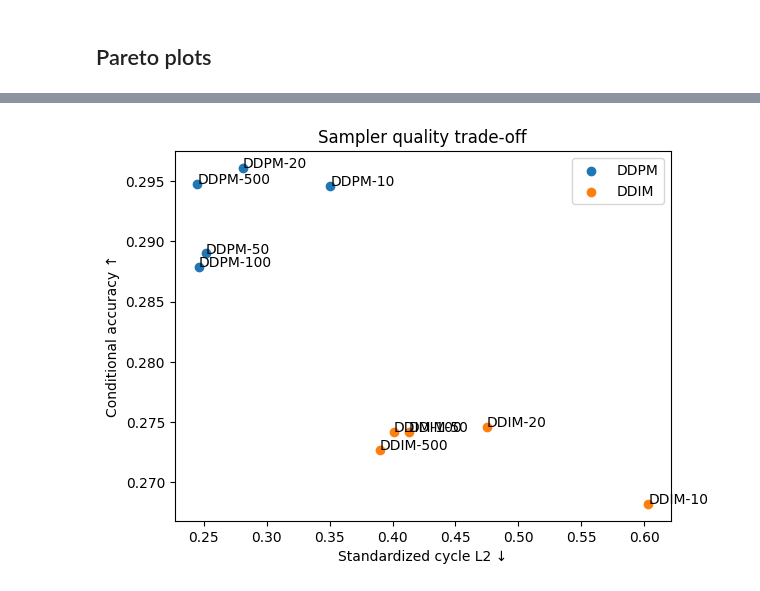
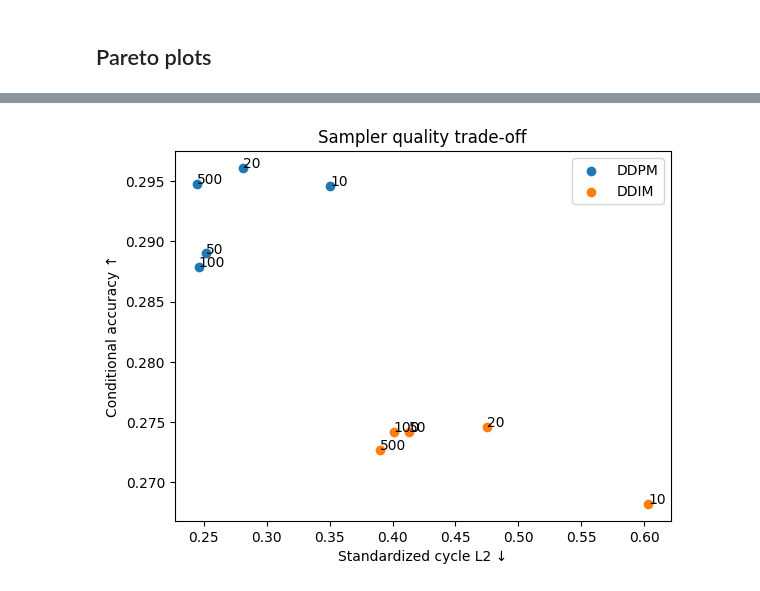
Before and after one commit to GoharKhachatryan/GenAI_project, a Jupyter notebook: notebooks/05_pareto.ipynb, the cells around one changed output, grey strips where cells are left out. Saved outputs shown, nothing was run; the diff lists cells and outputs as text; code cells hidden in the pictures.

Commit message:
#4. Updated Pareto plots for the task 4.

```diff
--- a/notebooks/05_pareto.ipynb
+++ b/notebooks/05_pareto.ipynb
@@ -732,5 +754,5 @@ plt.show()
 # %%
-plt.figure(figsize=(7, 5))
+plt.figure(figsize=(8, 6))
 
 for sampler in ["DDPM", "DDIM"]:
     df = (
@@ -740,25 +762,30 @@ for sampler in ["DDPM", "DDIM"]:
         .sort_values("steps")
     )
 
-    plt.plot(
+    plt.scatter(
         df["steps"],
         df["conditional_accuracy"],
-        marker="o",
         label=sampler,
+        s=70,
     )
 
-plt.axhline(
-    probe_test_accuracy,
-    linestyle="--",
-    label="Probe on real test images",
-)
+    for _, row in df.iterrows():
+        plt.annotate(
+            f'{int(row["steps"])}',
+            (
+                row["steps"],
+                row["conditional_accuracy"],
+            ),
+            xytext=(5, 5),
+            textcoords="offset points",
+        )
 
-plt.xlabel("Sampling steps")
+
+plt.xlabel("Sampling steps ↓")
 plt.ylabel("Conditional accuracy ↑")
 
 plt.title(
-    "Quality–compute trade-off: "
-    "conditional accuracy"
+    "Conditional accuracy Pareto analysis"
 )
 
 plt.legend()
@@ -772,32 +807,32 @@ for sampler in ["DDPM", "DDIM"]:
 
     plt.scatter(
         df["standardized_cycle_l2"],
         df["conditional_accuracy"],
         label=sampler,
     )
 
     for _, row in df.iterrows():
         plt.annotate(
-            f'{sampler}-{int(row["steps"])}',
+            f'{int(row["steps"])}',
             (
                 row["standardized_cycle_l2"],
                 row["conditional_accuracy"],
             ),
         )
 
 plt.xlabel(
     "Standardized cycle L2 ↓"
 )
 
 plt.ylabel(
     "Conditional accuracy ↑"
 )
 
 plt.title(
     "Sampler quality trade-off"
 )
 
 plt.legend()
 plt.show()
 # %% [output]
-[figure, old version]
+[figure, new version]
```
Also changed, not shown: parts of 8 cells of this notebook.
